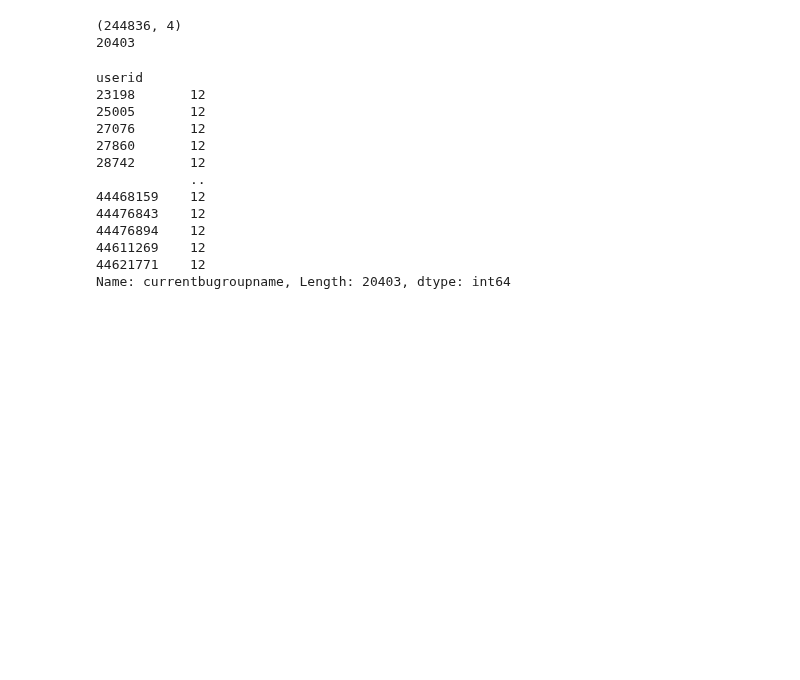
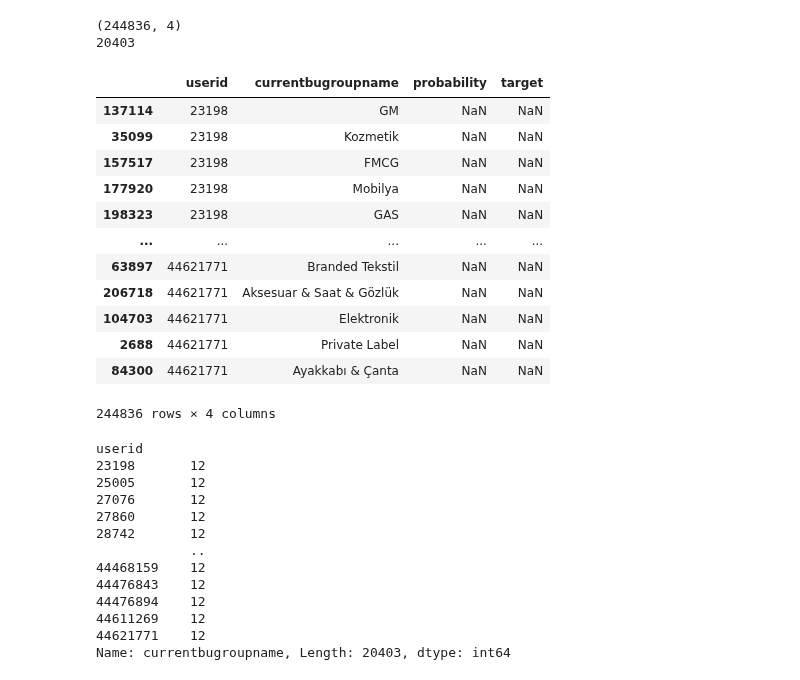
Before and after one commit to stopdemir/ecommerce-data-analysis, a Jupyter notebook: trendyol_stopdemir.ipynb, the cells around one changed output. Cells and saved outputs as stored; diff of their text form; code cells hidden in the pictures; blank space fills up the shorter version.

```diff
--- a/trendyol_stopdemir.ipynb
+++ b/trendyol_stopdemir.ipynb
@@ -730,6 +724,22 @@ print(df_test["userid"].nunique())
 # %% [output]
 (244836, 4)
 20403
+# %%
+df_test.sort_values(by='userid')
+# %% [output]
+|  | userid | currentbugroupname | probability | target |
+| 137114 | 23198 | GM | NaN | NaN |
+| 35099 | 23198 | Kozmetik | NaN | NaN |
+| 157517 | 23198 | FMCG | NaN | NaN |
+| 177920 | 23198 | Mobilya | NaN | NaN |
+| 198323 | 23198 | GAS | NaN | NaN |
+| ... | ... | ... | ... | ... |
+| 63897 | 44621771 | Branded Tekstil | NaN | NaN |
+| 206718 | 44621771 | Aksesuar & Saat & Gözlük | NaN | NaN |
+| 104703 | 44621771 | Elektronik | NaN | NaN |
+| 2688 | 44621771 | Private Label | NaN | NaN |
+| 84300 | 44621771 | Ayakkabı & Çanta | NaN | NaN |
+244836 rows × 4 columns
 # %%
 df_test.groupby('userid')['currentbugroupname'].nunique()
 # %% [output]
```
Also changed, not shown: parts of 1 cell of this notebook, 1 other file.
